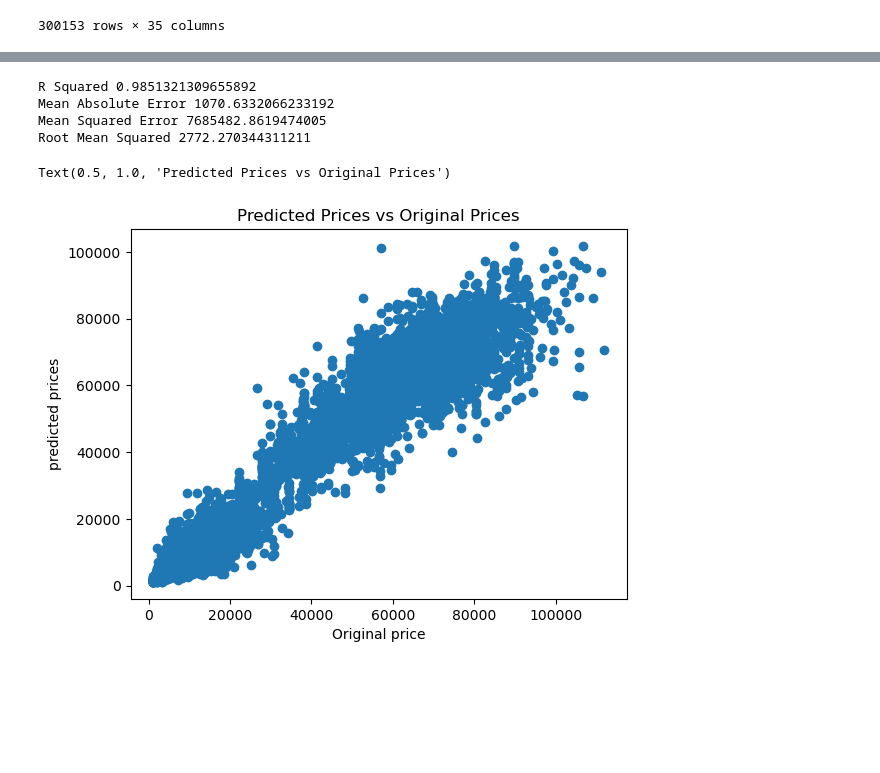
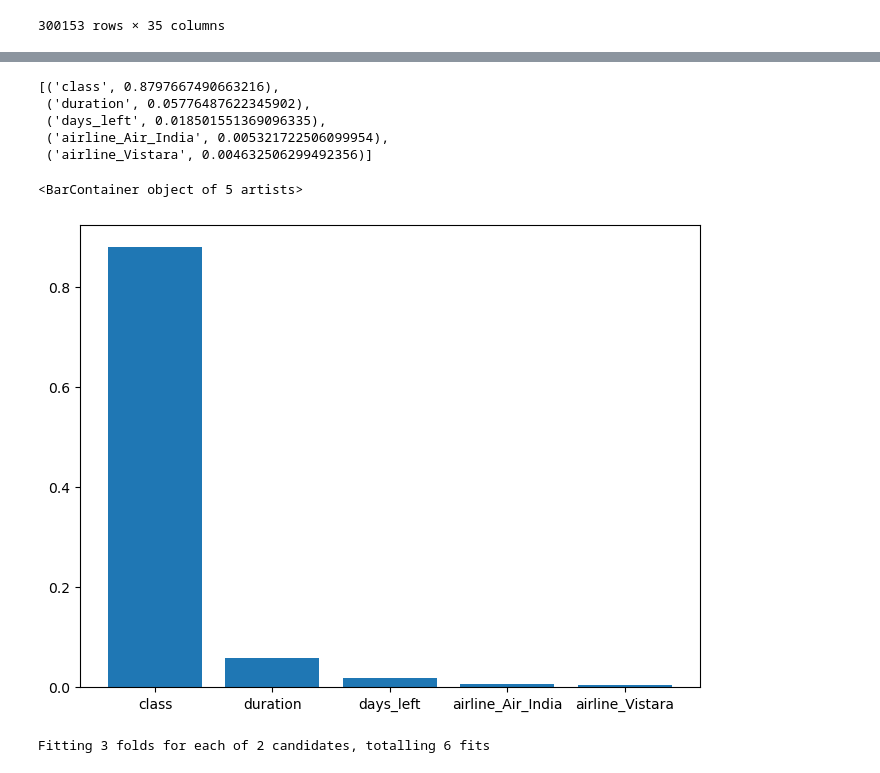
Before and after one commit to markos-sio/Python-Exploratory-Data-Analysis-Machine-Learning-Plotly-Random-Forest-Regressor-Price-Prediction, a Jupyter notebook: flight_prediction_jupyter.ipynb, the cells around one changed output, grey strips where cells are left out. Cells and saved outputs as stored; diff of their text form; code cells hidden in the pictures; blank space fills up the shorter version.

```diff
--- a/flight_prediction_jupyter.ipynb
+++ b/flight_prediction_jupyter.ipynb
@@ -190,22 +222,57 @@ print(score)
-# %%
-y_pred = regressor.predict((X_test))
-
-print('R Squared', r2_score(y_test, y_pred))
-
-print('Mean Absolute Error', mean_absolute_error(y_test, y_pred))
-
-print('Mean Squared Error', mean_squared_error(y_test, y_pred))
-
-print('Root Mean Squared', math.sqrt(mean_squared_error(y_test, y_pred)))
-
-plt.scatter(y_test, y_pred)
-plt.xlabel("Original price")
-plt.ylabel("predicted prices")
-plt.title("Predicted Prices vs Original Prices")
-# %% [output]
-R Squared 0.9851321309655892
-Mean Absolute Error 1070.6332066233192
-Mean Squared Error 7685482.8619474005
-Root Mean Squared 2772.270344311211
-Text(0.5, 1.0, 'Predicted Prices vs Original Prices')
-[figure, removed]
+# %%
+#Extracting feature names and their importances from the model
+feature_names = rf.feature_names_in_ # Getting the names of the features used by the model
+feature_importances = rf.feature_importances_ # Getting the importance of each feature
+
+# Combining the feature names and their importances into a dictionary
+importances =  dict(zip(feature_names, feature_importances))
+
+#Sorting the features by their importances in descending order
+sorted_importances = sorted(importances.items(), key=lambda x: x[1], reverse=True) # importances.items() -list of tuples, x[1] for the second ellement, reverse=True for descending order
+
+#Print the top five sorted list of features and their importances
+top_five_importances = sorted_importances[:5]
+display(top_five_importances)
+# %% [output]
+[('class', 0.8797667490663216),
+ ('duration', 0.05776487622345902),
+ ('days_left', 0.018501551369096335),
+ ('airline_Air_India', 0.005321722506099954),
+ ('airline_Vistara', 0.004632506299492356)]
+# %%
+plt.figure(figsize=(8, 6))
+plt.bar([x[0] for x in top_five_importances],
+        [x[1] for x in top_five_importances]
+        )
+# %% [output]
+<BarContainer object of 5 artists>
+[figure, added]
+# %%
+from sklearn.model_selection import RandomizedSearchCV
+from scipy.stats import randint
+
+param_dist = {
+    'n_estimators': randint(100,300),
+    'max_depth': [None, 10, 20, 30, 40, 50],
+    'min_samples_split': randint(2, 11),
+    'min_samples_leaf': randint(1, 5),
+    'max_features': [1.0, 'auto', 'sqrt']
+}
+
+rf = RandomForestRegressor(n_jobs=-1)
+
+random_search = RandomizedSearchCV(estimator=rf,
+                                   param_distributions=param_dist,
+                                   n_iter=2,
+                                   cv=3,
+                                   scoring="neg_mean_squared_error",
+                                   verbose=2,
+                                   random_state=10,
+                                   n_jobs=-1
+)
+
+random_search.fit(X_train, y_train)
+
+best_regressor = random_search.best_estimator_
+# %% [output]
+Fitting 3 folds for each of 2 candidates, totalling 6 fits
```
Also changed, not shown: parts of 4 cells of this notebook, 1 other file.
